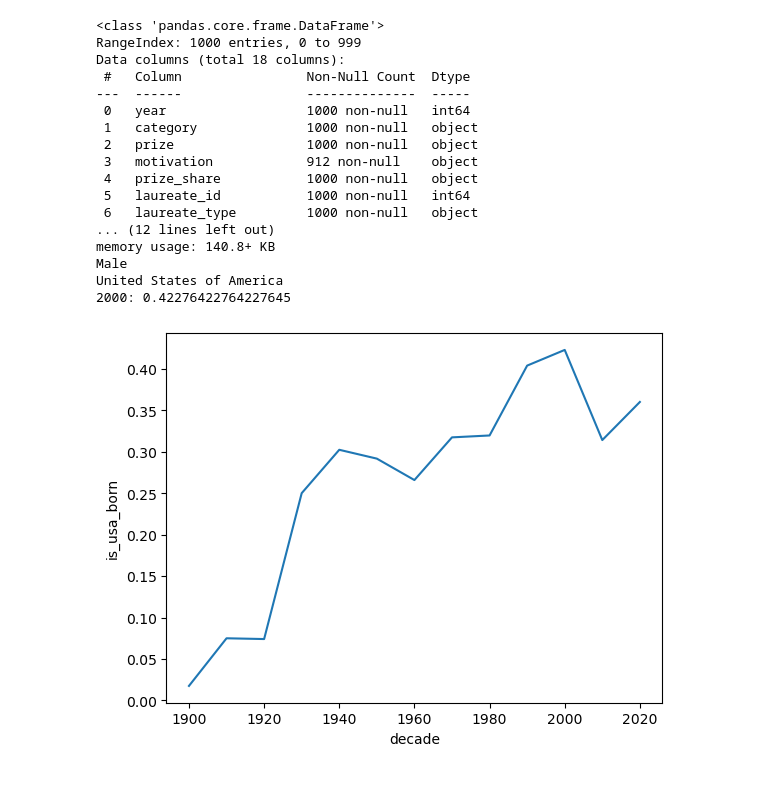
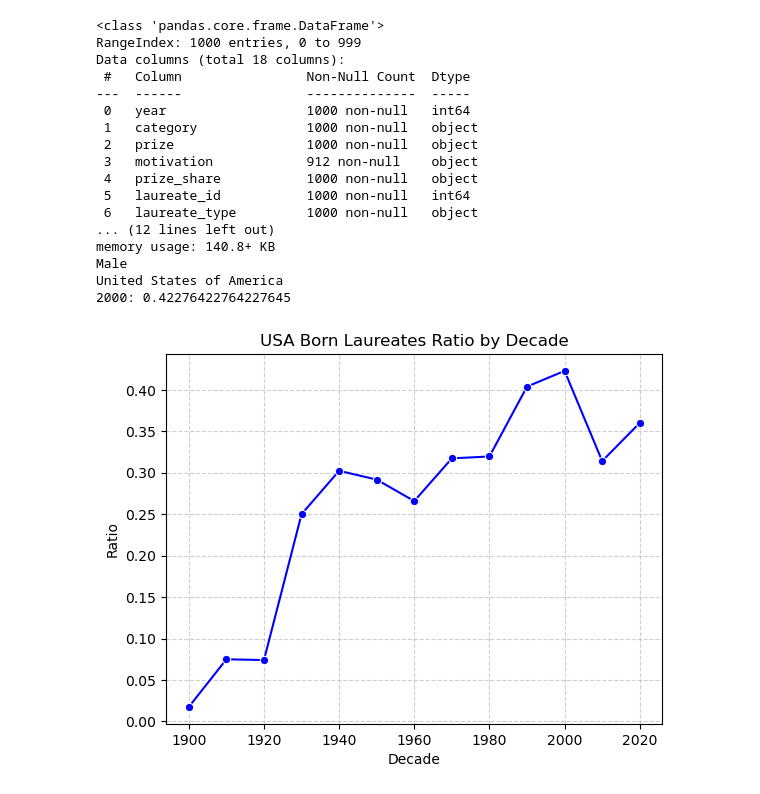
Before and after one commit to kiran86/visualizing-the-history-of-nobel-prize-winners, a Jupyter notebook: notebook.ipynb, the cells around one changed output. Drawn from its saved outputs; the diff is of its cells as text; code cells hidden in the pictures.

```diff
--- a/notebook.ipynb
+++ b/notebook.ipynb
@@ -28,40 +28,102 @@ top_country = nobel_df['birth_country'].value_counts().idxmax()
 print(top_country)
 
 # Add column for USA born laureates
-nobel_df['is_usa_born'] = nobel_df['birth_country'] == "United States of America"
+# nobel_df['is_usa_born'] = nobel_df['birth_country'] == "United States of America"
 # Add a decade column
 nobel_df['decade'] = nobel_df['year'] // 10 * 10
 # Find decade with highest ratio of USA born laureates to total laureates
-usa_born_ratio = nobel_df.groupby('decade')['is_usa_born'].mean()
+usa_born_ratio = (
+    nobel_df[nobel_df['birth_country'] == "United States of America"]
+    .groupby(['decade']).size()
+    .div(nobel_df.groupby(['decade']).size())
+)
 max_decade_usa = usa_born_ratio.idxmax()
 print(str(max_decade_usa) + ": " + str(usa_born_ratio[max_decade_usa]))
 # Create a relational line plot
-sns.lineplot(data=usa_born_ratio)
+sns.lineplot(data=usa_born_ratio, marker='o', linestyle='-', color='blue')
+plt.title("USA Born Laureates Ratio by Decade")
+plt.xlabel("Decade")
+plt.ylabel("Ratio")
+plt.grid(True, linestyle='--', alpha=0.6)
 plt.show()
 
 # Find ratio of female laureates to total laureates per decade and category
-nobel_df['is_female'] = nobel_df['sex'] == "Female"
-female_laureate_ratio = nobel_df.groupby(['decade', 'category'])['is_female'].mean()
-female_laureate_ratio = female_laureate_ratio.sort_values([])
-print(female_laureate_ratio)
+# nobel_df['is_female'] = nobel_df['sex'] == "Female"
+female_laureate_ratio = (
+    nobel_df[nobel_df['sex'] == 'Female']
+    .groupby(['decade', 'category']).size()
+    .div(nobel_df.groupby(['decade', 'category']).size())
+    .reset_index(name='female_ratio')
+    .sort_values(
+        by=['female_ratio', 'decade', 'category'],
+        ascending=[False, True, True]
+    )
+)
+# Assign a dict with top decade and category
+max_row = female_laureate_ratio.iloc[0]
+max_female_dict = {int(max_row['decade']): max_row['category']}
+print(max_female_dict)
+# Create a relational plot
+pivot = female_laureate_ratio.pivot(index='decade', columns='category', values='female_ratio')
+# Create a heatmap to visualize the female laureate proportion by decade and category
+plt.figure(figsize=(8, 6))
+sns.heatmap(
+    pivot,
+    vmin=0, vmax=1,
+    cmap="Blues",
+    annot=True,
+    fmt=".0%",
+    linewidths=0.5,
+    linecolor='gray',
+    cbar_kws={'label': 'Proportion'}
+)
+plt.xlabel("Category", fontsize=12)
+plt.ylabel("Decade", fontsize=12)
+plt.title("Female Laureate Proportion by Decade and Category", fontsize=14, fontweight='bold')
+plt.xticks(rotation=45, ha='right', fontsize=8)
+plt.yticks(fontsize=8)
+plt.tight_layout()
+plt.show()
 
-# nobel_df.head()
+# Find the first woman to receive a Nobel Prize and in which category
+first_woman = (
+    nobel_df[nobel_df['sex'] == "Female"]
+    .sort_values(by='year', ascending=True)
+    .iloc[0]
+)
+# Set values
+first_woman_name = first_woman['full_name']
+first_woman_category = first_woman['category']
+print(first_woman_name + ": " + first_woman_category)
+
+# Count the number of times one laureate has received multiple Nobel Prizes
+multiple_laureates = (
+    nobel_df
+    .groupby('full_name', as_index=False)
+    .size()
+    .rename(columns={'size': 'no_of_wins'})
+    .sort_values('no_of_wins', ascending=False)
+    .query('no_of_wins > 1')
+)
+# Save the multiple winners list
+repeat_list = multiple_laureates['full_name'].to_list()
+print(repeat_list)
 # %% [output]
 <class 'pandas.core.frame.DataFrame'>
 RangeIndex: 1000 entries, 0 to 999
 Data columns (total 18 columns):
  #   Column                Non-Null Count  Dtype
 ---  ------                --------------  -----
  0   year                  1000 non-null   int64
  1   category              1000 non-null   object
  2   prize                 1000 non-null   object
  3   motivation            912 non-null    object
  4   prize_share           1000 non-null   object
  5   laureate_id           1000 non-null   int64
  6   laureate_type         1000 non-null   object
 ... (12 lines left out)
 memory usage: 140.8+ KB
 Male
 United States of America
 2000: 0.42276422764227645
-[figure, old version]
+[figure, new version]
```
Also changed, not shown: parts of 1 cell of this notebook.
